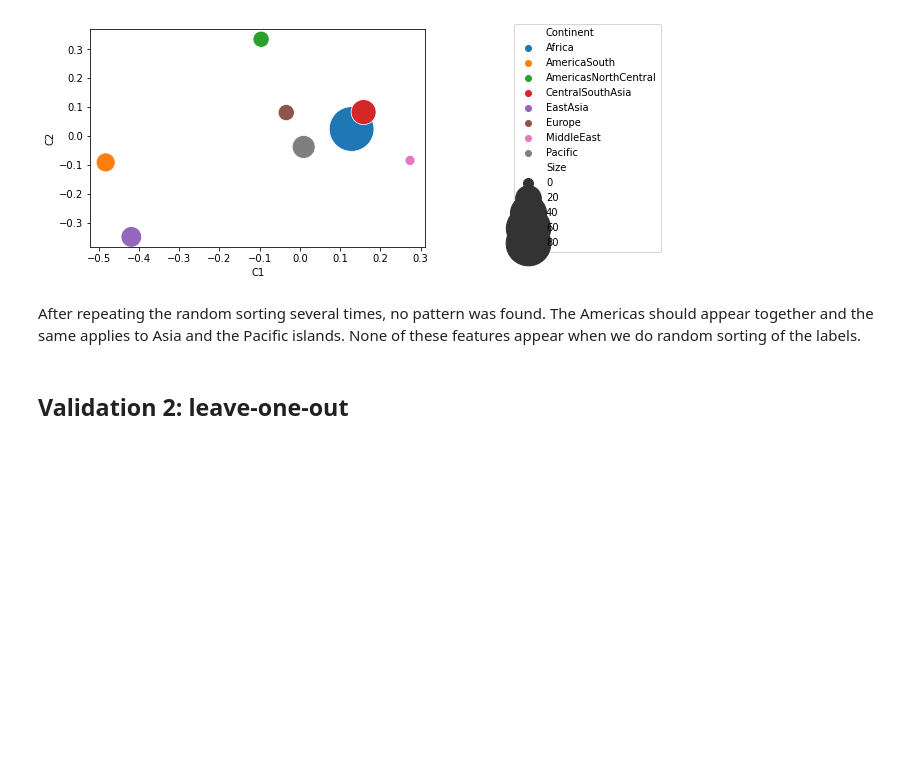
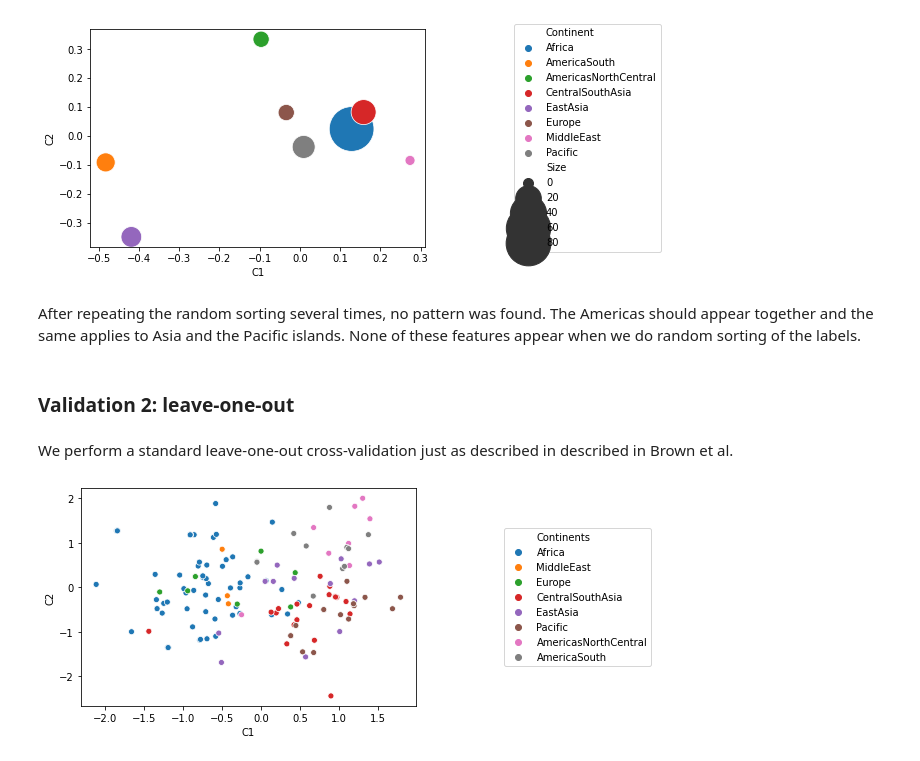
Before and after one commit to camoalon/language_genes, a Jupyter notebook: PCA.ipynb, the cells around one changed output. Drawn from its saved outputs; the diff is of its cells as text; code cells hidden in the pictures; blank space fills up the shorter version.

Commit message:
Leave-one-out cross-validation

```diff
--- a/PCA.ipynb
+++ b/PCA.ipynb
@@ -741,4 +738,49 @@ legend = g.legend(loc='center left', bbox_to_anchor=(1.25, 0.5), ncol=1)
 # %% [markdown]
 After repeating the random sorting several times, no pattern was found. The Americas should appear together and the same applies to Asia and the Pacific islands. None of these features appear when we do random sorting of the labels.
 # %% [markdown]
-## Validation 2: leave-one-out
+### Validation 2: leave-one-out
+# %% [markdown]
+We perform a standard leave-one-out cross-validation just as described in described in Brown et al.
+# %%
+results_oneout = []
+for i in range(0,len(continents)):
+
+# Exclude element i, where i goes from 1 to the number of languages (139)
+  alleles_oneout = alleles.T.drop(i)
+  phonemes_oneout = phonemes.T.drop(i)
+  continents_oneout = np.delete(continents, i)
+  phoneme_leftout = pd.DataFrame(phonemes[i]).T
+
+# Perform the exact same PCCA analysis as before
+  pca = PCA()
+  pca.fit(alleles_oneout)
+  alleles_oneout_pca = pd.DataFrame(pca.transform(alleles_oneout))
+
+  pca = PCA()
+  pca.fit(phonemes_oneout)
+  phonemes_oneout_pca = pd.DataFrame(pca.transform(phonemes_oneout))
+  phoneme_leftout_pca = pd.DataFrame(pca.transform(phoneme_leftout))
+
+  n_components = 2;
+  cca = CCA(n_components)
+
+  alleles_oneout_pcca = alleles_oneout_pca.iloc[:,0:2]
+  phonemes_oneout_pcca = phonemes_oneout_pca.iloc[:,0:10]
+  phoneme_leftout_pcca = phoneme_leftout_pca.iloc[:,0:10]
+
+  cca.fit(phonemes_oneout_pcca,alleles_oneout_pcca)
+
+# Project the left out row into the new projection
+  phoneme_leftout_projection = cca.transform(phoneme_leftout_pcca)
+
+# Store this projected vector into a matrix
+  results_oneout.append(phoneme_leftout_projection[0])
+# %%
+validation_oneout = pd.DataFrame(results_oneout)
+validation_oneout['Continents'] = continents
+validation_oneout .columns = ['C1','C2','Continents']
+
+g = sns.scatterplot(validation_oneout['C1'], validation_oneout['C2'], hue = validation_oneout['Continents'], legend = "brief")
+legend = g.legend(loc='center left', bbox_to_anchor=(1.25, 0.5), ncol=1)
+# %% [output]
+[figure, added]
```
Also changed, not shown: parts of 11 cells of this notebook.
